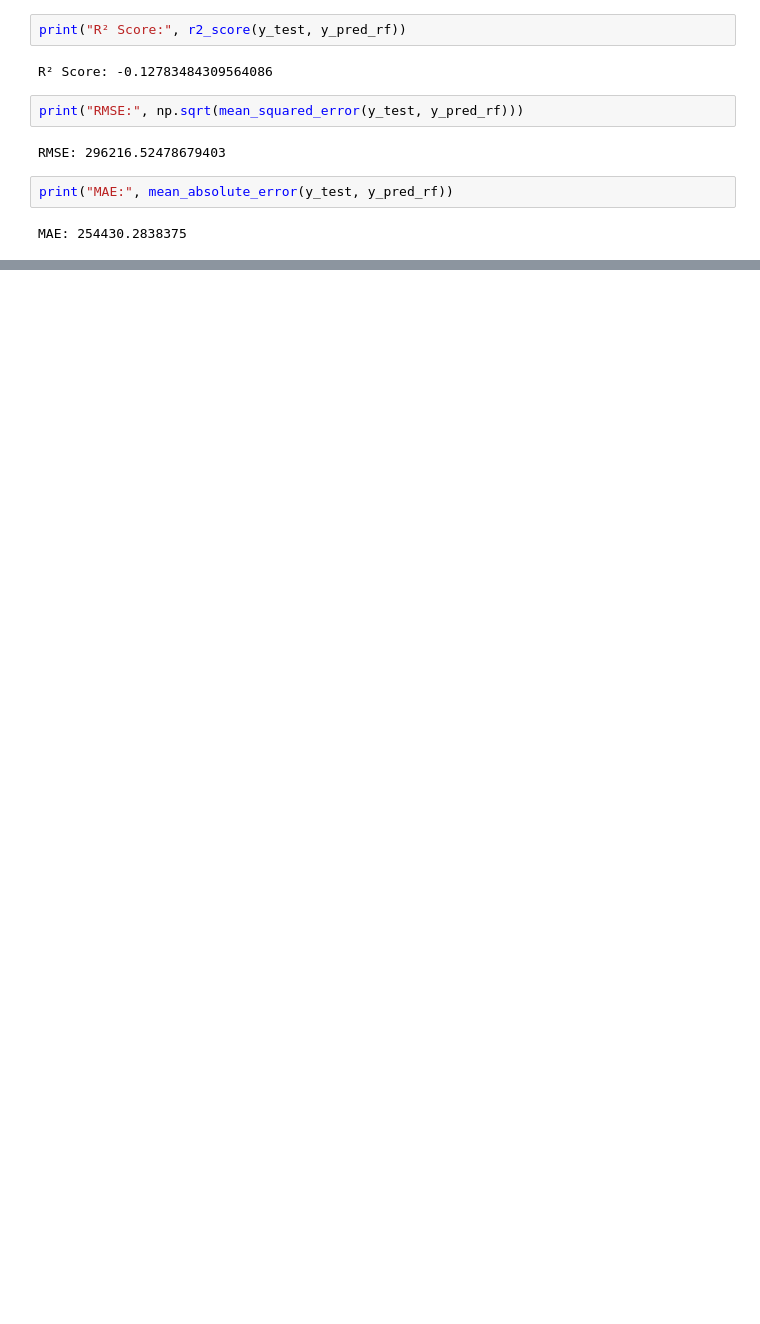
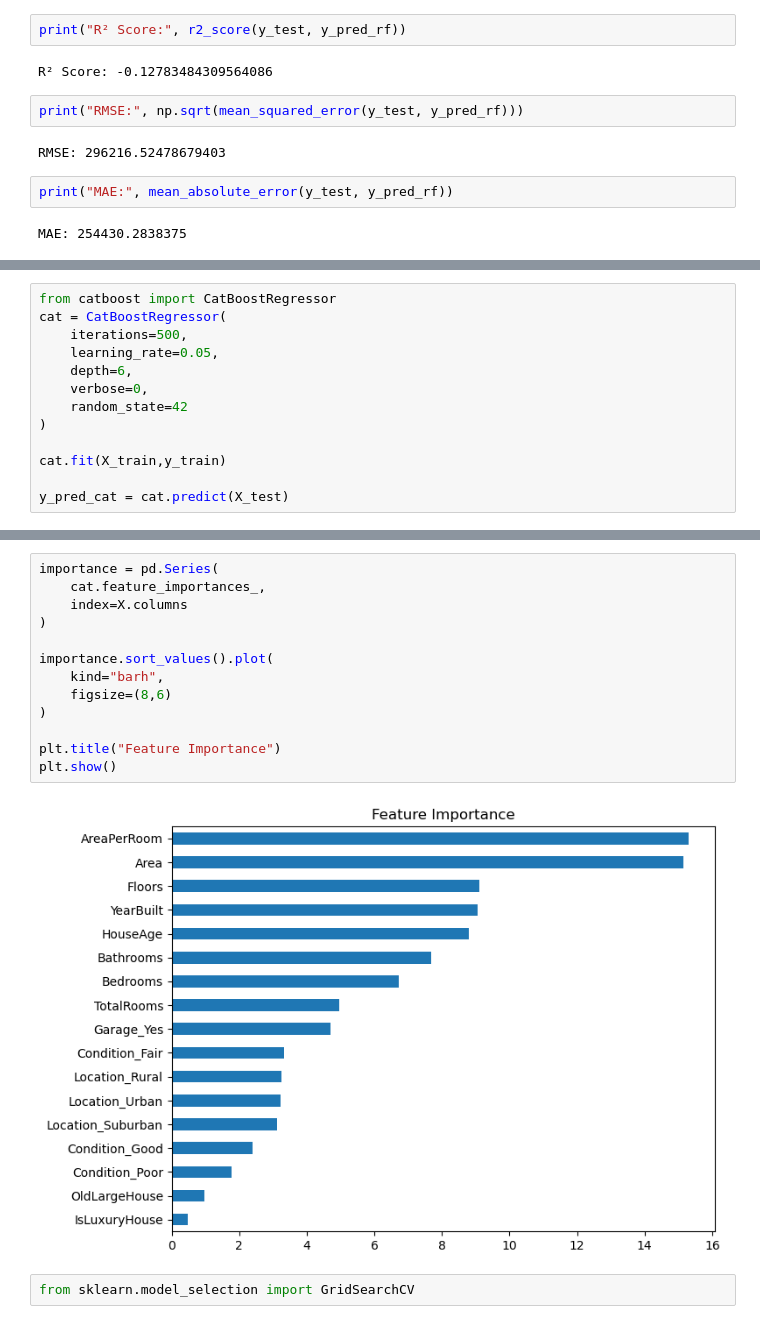
Before and after one commit to atika94/House-Price-Prediction, a Jupyter notebook: House Price Prediction.ipynb, the cells around one changed output, grey strips where cells are left out. Cells and saved outputs as stored; diff of their text form; blank space fills up the shorter version.

```diff
--- a/House Price Prediction.ipynb
+++ b/House Price Prediction.ipynb
@@ -230,0 +265,13 @@ MAE: 254430.2838375
+# %%
+from catboost import CatBoostRegressor
+cat = CatBoostRegressor(
+    iterations=500,
+    learning_rate=0.05,
+    depth=6,
+    verbose=0,
+    random_state=42
+)
+
+cat.fit(X_train,y_train)
+
+y_pred_cat = cat.predict(X_test)
@@ -230,0 +317,17 @@ MAE: 254430.2838375
+# %%
+importance = pd.Series(
+    cat.feature_importances_,
+    index=X.columns
+)
+
+importance.sort_values().plot(
+    kind="barh",
+    figsize=(8,6)
+)
+
+plt.title("Feature Importance")
+plt.show()
+# %% [output]
+[figure, added]
+# %%
+from sklearn.model_selection import GridSearchCV
```
Also changed, not shown: parts of 15 cells of this notebook, 5 other files.
